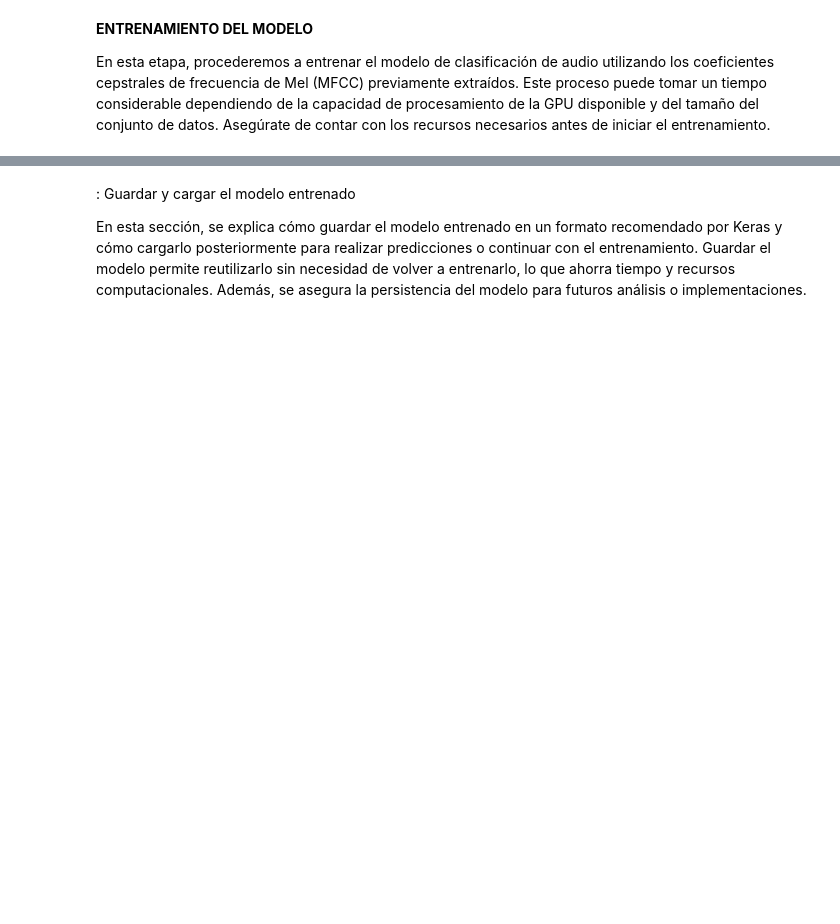
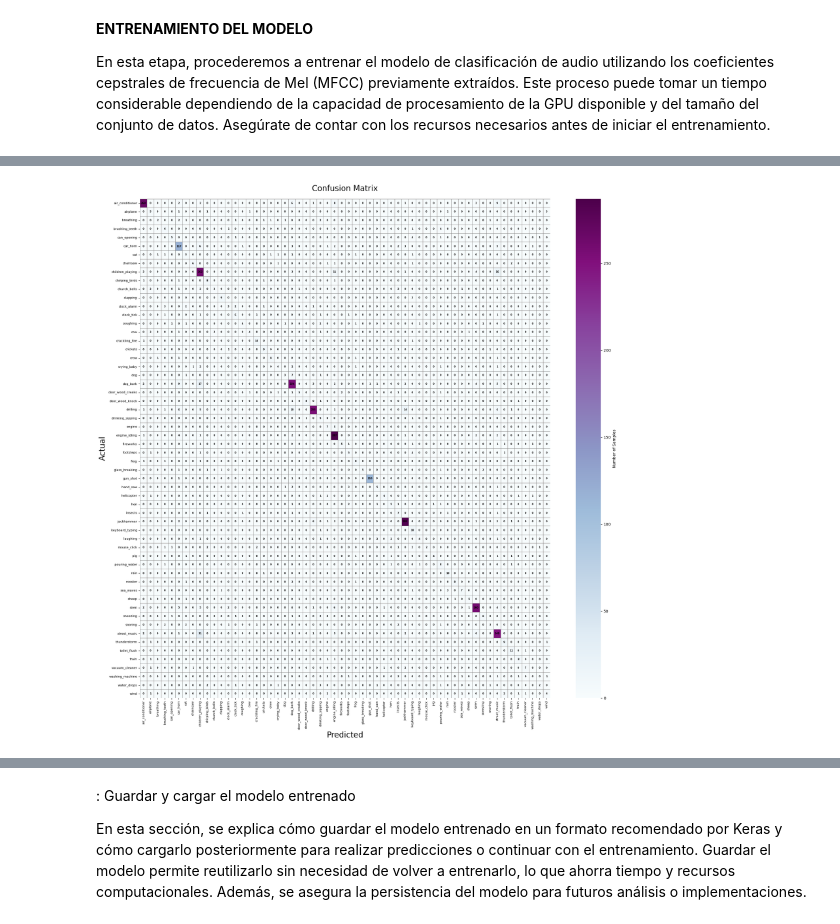
Before and after one commit to daniel-baf/url-notas, a Jupyter notebook: docs/0-RES/tecnologias-emergentes/proyecto final/recolector-audios.ipynb, the cells around one changed output, grey strips where cells are left out. Saved outputs shown, nothing was run; the diff lists cells and outputs as text; code cells hidden in the pictures; blank space fills up the shorter version.

Commit message:
entrenamos IA

```diff
--- a/docs/0-RES/tecnologias-emergentes/proyecto final/recolector-audios.ipynb
+++ b/docs/0-RES/tecnologias-emergentes/proyecto final/recolector-audios.ipynb
@@ -329,0 +607,19 @@ plt.show()
+# %%
+# Generate a confusion matrix to analyze model predictions
+# Why we do this:
+# - To visualize the performance of the model in terms of correctly and incorrectly classified samples.
+# - To identify patterns of misclassification for further improvements.
+from sklearn.metrics import confusion_matrix
+import seaborn as sns
+import matplotlib.pyplot as plt
+
+# Get predictions
+predicted_labels = np.argmax(
+    model.predict(X_test),  # Changed from X_test_mfcc_features to X_test
+    axis=1,
+)
+
+# Generate confusion matrix
+confusion_matrix_result = confusion_matrix(
+    y_test, predicted_labels
+)  # Changed from test_labels to y_test
@@ -330,34 +628,37 @@ plt.show()
 # %%
-# Evaluate the model on the test dataset
-# Why we do this:
-# - To measure the model's performance on unseen data.
-# - To calculate the test accuracy and loss for evaluation purposes.
-test_loss, test_accuracy = audio_classification_model.evaluate(
-    X_test_mfcc_features, test_labels
-)
-print(f"Test Accuracy: {test_accuracy * 100:.2f}%")
+# Crear el heatmap
+plt.figure(figsize=(20, 20))  # Tamaño más grande para que entren bien las etiquetas
 
-# Generate a confusion matrix to analyze model predictions
-# Why we do this:
-# - To visualize the performance of the model in terms of correctly and incorrectly classified samples.
-# - To identify patterns of misclassification for further improvements.
-from sklearn.metrics import confusion_matrix
-import seaborn as sns
+# Ensure class names are extracted from the label encoder
+class_names = label_encoder.classes_
 
-predicted_labels = np.argmax(
-    audio_classification_model.predict(X_test_mfcc_features), axis=1
-)
-confusion_matrix_result = confusion_matrix(test_labels, predicted_labels)
-
-plt.figure(figsize=(10, 8))
-sns.heatmap(
+# Create the heatmap
+ax = sns.heatmap(
     confusion_matrix_result,
     annot=True,
     fmt="d",
-    xticklabels=label_encoder.classes_,
-    yticklabels=label_encoder.classes_,
+    cmap="BuPu",  # Cambiado a "viridis"
+    xticklabels=class_names,
+    yticklabels=class_names,
+    linewidths=0.5,
+    linecolor="grey",
+    cbar_kws={"label": "Number of Samples"},
+    annot_kws={"size": 6, "color": "black", "weight": "bold"},  # Cambiado a negro
 )
-plt.xlabel("Predicted")
-plt.ylabel("Actual")
-plt.title("Confusion Matrix")
+
+# Ajustar los textos
+ax.set_title("Confusion Matrix", fontsize=20, pad=20)
+ax.set_xlabel("Predicted", fontsize=20)
+ax.set_ylabel("Actual", fontsize=20)
+
+ax.set_xticklabels(ax.get_xticklabels(), rotation=90, fontsize=8)
+ax.set_yticklabels(ax.get_yticklabels(), rotation=0, fontsize=8)
+
+# Fondo del eje
+ax.set_facecolor("black")
+
+# Layout para evitar recortes
+plt.tight_layout()
 plt.show()
+# %% [output]
+[figure, added]
```
Also changed, not shown: parts of 31 cells of this notebook, 6 other files.
